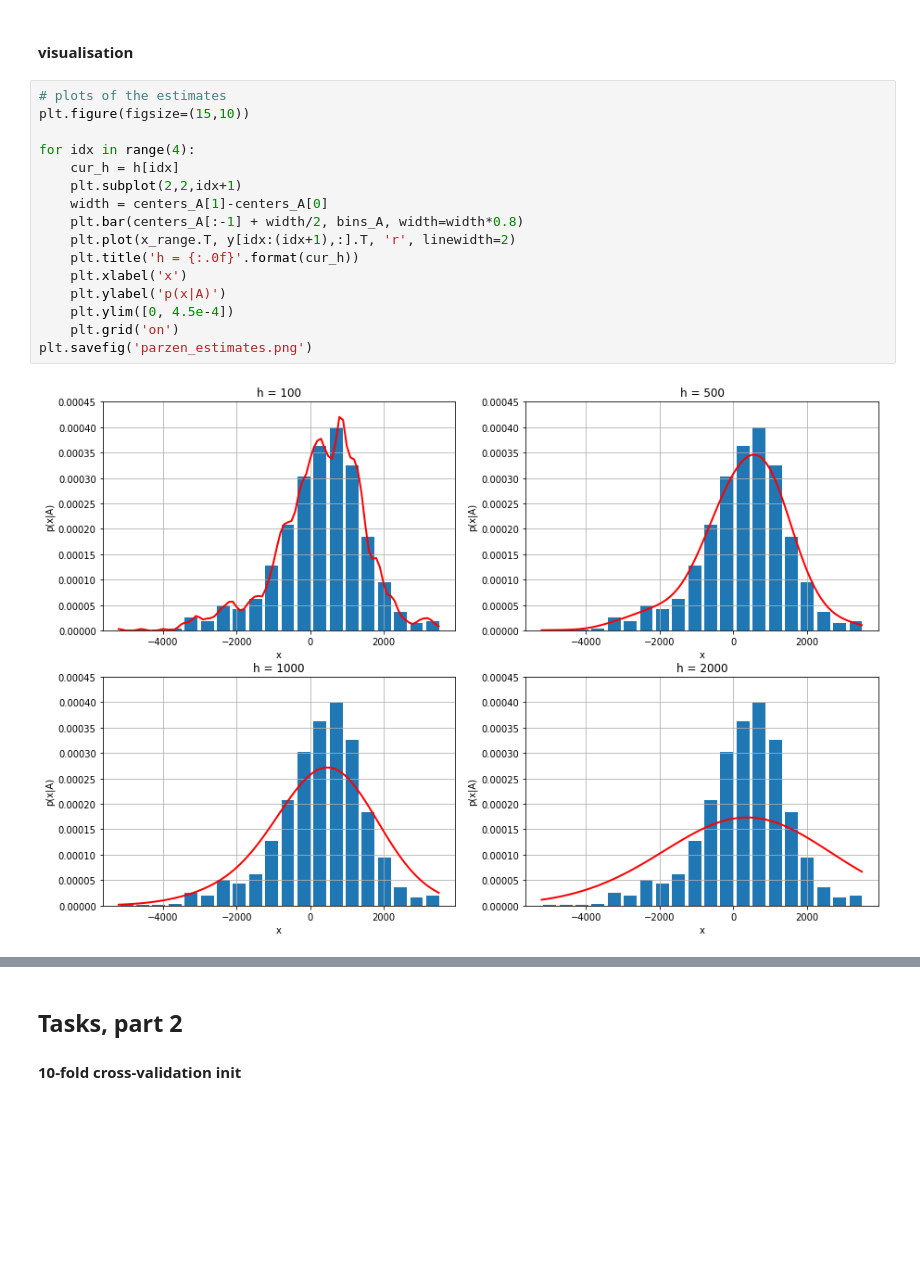
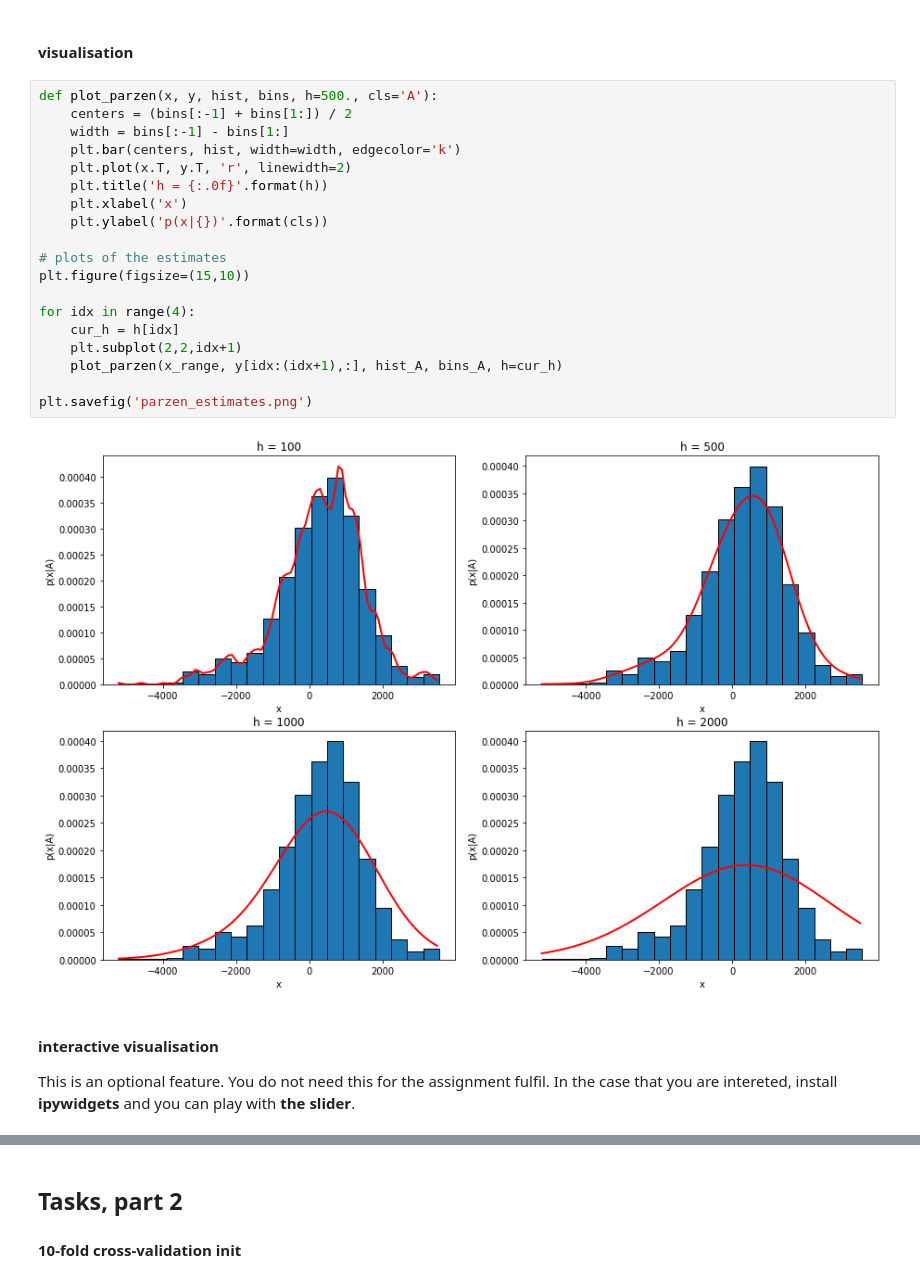
Before and after one commit to matouspelikan/rpzCTU, a Jupyter notebook: assignment_parzen_template/parzen.ipynb, the cells around one changed output, grey strips where cells are left out. Drawn from its saved outputs; the diff is of its cells as text; blank space fills up the shorter version.

```diff
--- a/assignment_parzen_template/parzen.ipynb
+++ b/assignment_parzen_template/parzen.ipynb
@@ -56,21 +50,28 @@ for i in range(len(h)):
     y[i,:] = my_parzen(x_range, xA, h[i])
 # %% [markdown]
 #### visualisation
-# %%
-# plots of the estimates
-plt.figure(figsize=(15,10))
-
-for idx in range(4):
-    cur_h = h[idx]
-    plt.subplot(2,2,idx+1)
-    width = centers_A[1]-centers_A[0]
-    plt.bar(centers_A[:-1] + width/2, bins_A, width=width*0.8)
-    plt.plot(x_range.T, y[idx:(idx+1),:].T, 'r', linewidth=2)
-    plt.title('h = {:.0f}'.format(cur_h))
-    plt.xlabel('x')
-    plt.ylabel('p(x|A)')
-    plt.ylim([0, 4.5e-4])
-    plt.grid('on')
-plt.savefig('parzen_estimates.png')
-# %% [output]
-[figure, removed]
+# %%
+def plot_parzen(x, y, hist, bins, h=500., cls='A'):
+    centers = (bins[:-1] + bins[1:]) / 2
+    width = bins[:-1] - bins[1:]
+    plt.bar(centers, hist, width=width, edgecolor='k')
+    plt.plot(x.T, y.T, 'r', linewidth=2)
+    plt.title('h = {:.0f}'.format(h))
+    plt.xlabel('x')
+    plt.ylabel('p(x|{})'.format(cls))
+
+# plots of the estimates
+plt.figure(figsize=(15,10))
+
+for idx in range(4):
+    cur_h = h[idx]
+    plt.subplot(2,2,idx+1)
+    plot_parzen(x_range, y[idx:(idx+1),:], hist_A, bins_A, h=cur_h)
+
+plt.savefig('parzen_estimates.png')
+# %% [output]
+[figure, added]
+# %% [markdown]
+#### interactive visualisation
+This is an optional feature. You do not need this for the assignment fulfil.
+In the case that you are intereted, install **ipywidgets** and you can play with **the slider**.
```
Also changed, not shown: parts of 8 cells of this notebook.
